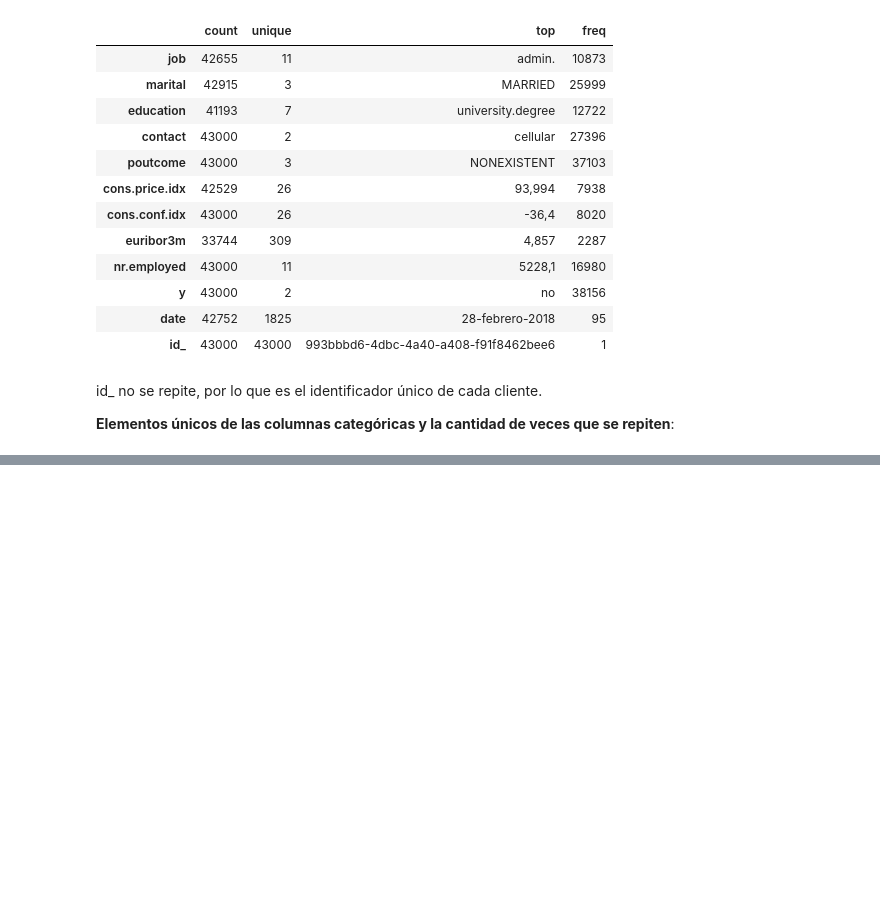
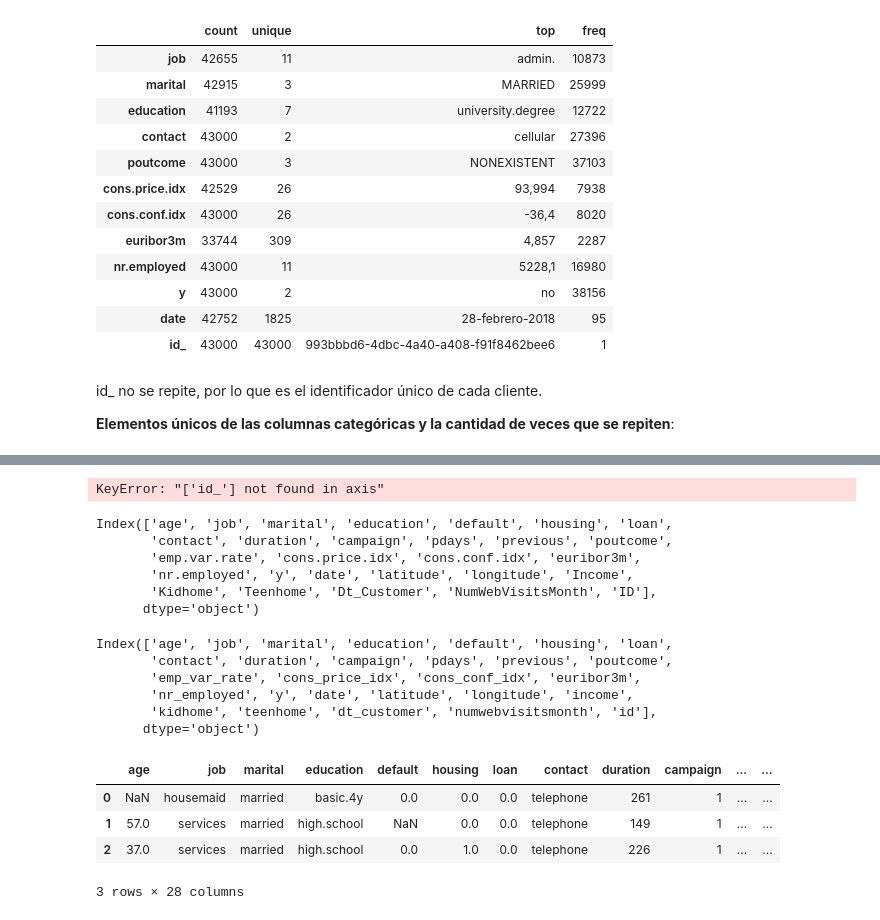
Before and after one commit to MarionaCarreras/Proyecto_PythonforData, a Jupyter notebook: EDA_bank.ipynb, the cells around one changed output, grey strips where cells are left out. Drawn from its saved outputs; the diff is of its cells as text; code cells hidden in the pictures; blank space fills up the shorter version.

```diff
--- a/EDA_bank.ipynb
+++ b/EDA_bank.ipynb
@@ -110,0 +355,39 @@ id_ no se repite, por lo que es el identificador único de cada cliente.
+# %%
+bank.drop('id_', axis = 1, inplace = True) # eliminar la columna id_ axis = 1 eliminar los datos de una columna, axis = 0 de una fila. inplace=True sobreescribir el DF
+# %% [output]
+KeyError: "['id_'] not found in axis"
+# %%
+bank.columns #Comprobar que la coluna se ha borrado correctamente:
+# %% [output]
+Index(['age', 'job', 'marital', 'education', 'default', 'housing', 'loan',
+       'contact', 'duration', 'campaign', 'pdays', 'previous', 'poutcome',
+       'emp.var.rate', 'cons.price.idx', 'cons.conf.idx', 'euribor3m',
+       'nr.employed', 'y', 'date', 'latitude', 'longitude', 'Income',
+       'Kidhome', 'Teenhome', 'Dt_Customer', 'NumWebVisitsMonth', 'ID'],
+      dtype='object')
+# %%
+nuevas_columnas = {columna:columna.lower().replace('.', '_') for columna in bank.columns} # itera por los nombres de las columnas pasandolos a minusculas y sustiyuendo los . por _. Crea un diccionario cuya clave es el nombre antiguo y el valor es el nombre cambiado
+# %%
+bank.rename(columns = nuevas_columnas, inplace = True) # método rename para renombrar con los nombres del diccionario
+bank.columns
+# %% [output]
+Index(['age', 'job', 'marital', 'education', 'default', 'housing', 'loan',
+       'contact', 'duration', 'campaign', 'pdays', 'previous', 'poutcome',
+       'emp_var_rate', 'cons_price_idx', 'cons_conf_idx', 'euribor3m',
+       'nr_employed', 'y', 'date', 'latitude', 'longitude', 'income',
+       'kidhome', 'teenhome', 'dt_customer', 'numwebvisitsmonth', 'id'],
+      dtype='object')
+# %%
+for columna in bank.columns.to_list(): # recorrer los valores de las columnas
+    try:
+        bank[columna] = bank[columna].str.lower() # pasar a minusculas
+    except:
+        pass
+# %%
+bank.head(3)
+# %% [output]
+|  | age | job | marital | education | default | housing | loan | contact | duration | campaign | ... | ... |
+| 0 | NaN | housemaid | married | basic.4y | 0.0 | 0.0 | 0.0 | telephone | 261 | 1 | ... | ... |
+| 1 | 57.0 | services | married | high.school | NaN | 0.0 | 0.0 | telephone | 149 | 1 | ... | ... |
+| 2 | 37.0 | services | married | high.school | 0.0 | 1.0 | 0.0 | telephone | 226 | 1 | ... | ... |
+3 rows × 28 columns
```
Also changed, not shown: parts of 45 cells of this notebook, 1 other file.
